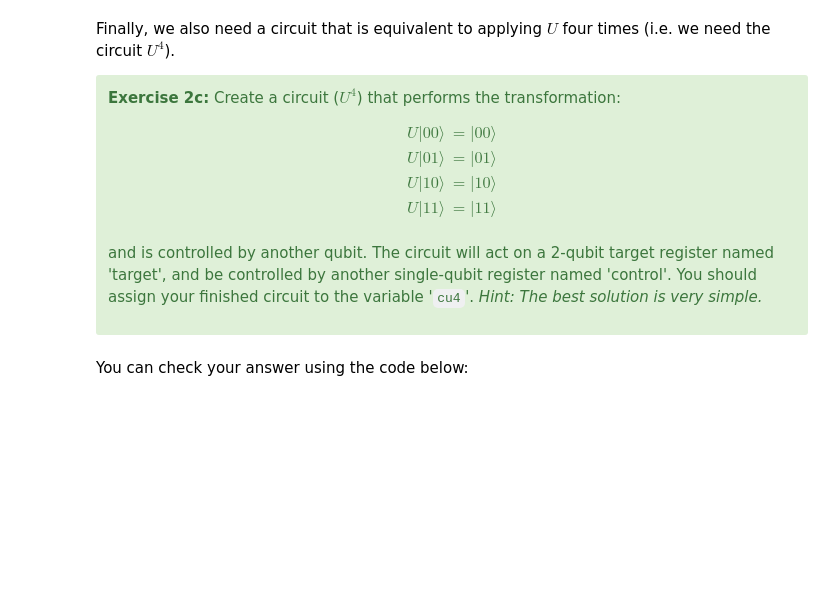
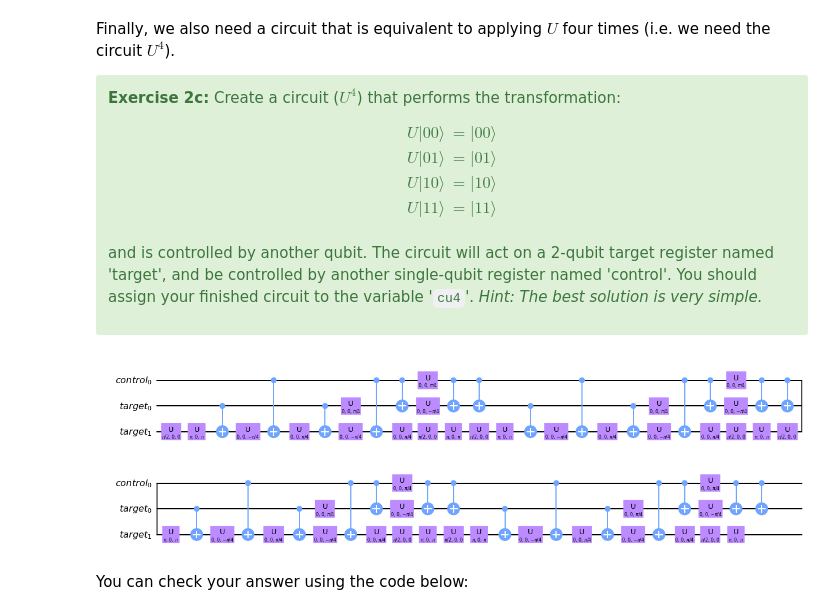
Before and after one commit to abdielgv162/Quantum_Computing, a Jupyter notebook: IBM_Quantum_Challenge_2021/Notebooks_Originales/ex2.ipynb, the cells around one changed output. Drawn from its saved outputs; the diff is of its cells as text; code cells hidden in the pictures; blank space fills up the shorter version.

```diff
--- a/IBM_Quantum_Challenge_2021/Notebooks_Originales/ex2.ipynb
+++ b/IBM_Quantum_Challenge_2021/Notebooks_Originales/ex2.ipynb
@@ -166,17 +237,95 @@ and is controlled by another qubit. The circuit will act on a 2-qubit target reg
 # %%
 c = QuantumRegister(1, 'control')
 t = QuantumRegister(2, 'target')
 cu4 = QuantumCircuit(c, t)
 
 # WRITE YOUR CODE BETWEEN THESE LINES - START
 
+# 1
+cu4.u(pi/2, 0, 0, 2)
+cu4.u(pi , 0 , pi, 2)
+cu4.cx(1,2)
+cu4.u(0, 0, -pi/4, 2)
+cu4.cx(0,2)
+cu4.u(0, 0, pi/4, 2)
+cu4.cx(1,2)
+cu4.u(0, 0, -pi/4, 2)
+cu4.cx(0,2)
+cu4.u(0, 0, pi/4, 1)
+cu4.u(0, 0, pi/4, 2)
+cu4.u(pi/2, 0, 0, 2)
+cu4.u(pi , 0 , pi, 2)
+cu4.cx(0,1)
+cu4.u(0, 0, pi/4, 0)
+cu4.u(0, 0, -pi/4, 1)
+cu4.cx(0,1)
+cu4.cx(0,1)
+
+# 2
+cu4.u(pi/2, 0, 0, 2)
+cu4.u(pi , 0 , pi, 2)
+cu4.cx(1,2)
+cu4.u(0, 0, -pi/4, 2)
+cu4.cx(0,2)
+cu4.u(0, 0, pi/4, 2)
+cu4.cx(1,2)
+cu4.u(0, 0, -pi/4, 2)
+cu4.cx(0,2)
+cu4.u(0, 0, pi/4, 1)
+cu4.u(0, 0, pi/4, 2)
+cu4.u(pi/2, 0, 0, 2)
+cu4.u(pi , 0 , pi, 2)
+cu4.cx(0,1)
+cu4.u(0, 0, pi/4, 0)
+cu4.u(0, 0, -pi/4, 1)
+cu4.cx(0,1)
+cu4.cx(0,1)
 
 
+# 3
+cu4.u(pi/2, 0, 0, 2)
+cu4.u(pi , 0 , pi, 2)
+cu4.cx(1,2)
+cu4.u(0, 0, -pi/4, 2)
+cu4.cx(0,2)
+cu4.u(0, 0, pi/4, 2)
+cu4.cx(1,2)
+cu4.u(0, 0, -pi/4, 2)
+cu4.cx(0,2)
+cu4.u(0, 0, pi/4, 1)
+cu4.u(0, 0, pi/4, 2)
+cu4.u(pi/2, 0, 0, 2)
+cu4.u(pi , 0 , pi, 2)
+cu4.cx(0,1)
+cu4.u(0, 0, pi/4, 0)
+cu4.u(0, 0, -pi/4, 1)
+cu4.cx(0,1)
+cu4.cx(0,1)
 
-
+# 4
+cu4.u(pi/2, 0, 0, 2)
+cu4.u(pi , 0 , pi, 2)
+cu4.cx(1,2)
+cu4.u(0, 0, -pi/4, 2)
+cu4.cx(0,2)
+cu4.u(0, 0, pi/4, 2)
+cu4.cx(1,2)
+cu4.u(0, 0, -pi/4, 2)
+cu4.cx(0,2)
+cu4.u(0, 0, pi/4, 1)
+cu4.u(0, 0, pi/4, 2)
+cu4.u(pi/2, 0, 0, 2)
+cu4.u(pi , 0 , pi, 2)
+cu4.cx(0,1)
+cu4.u(0, 0, pi/4, 0)
+cu4.u(0, 0, -pi/4, 1)
+cu4.cx(0,1)
+cu4.cx(0,1)
 # WRITE YOUR CODE BETWEEN THESE LINES - END
 
 cu4.draw('mpl')
+# %% [output]
+[figure, added]
 # %% [markdown]
 You can check your answer using the code below:
 # %%
```
Also changed, not shown: parts of 17 cells of this notebook.
